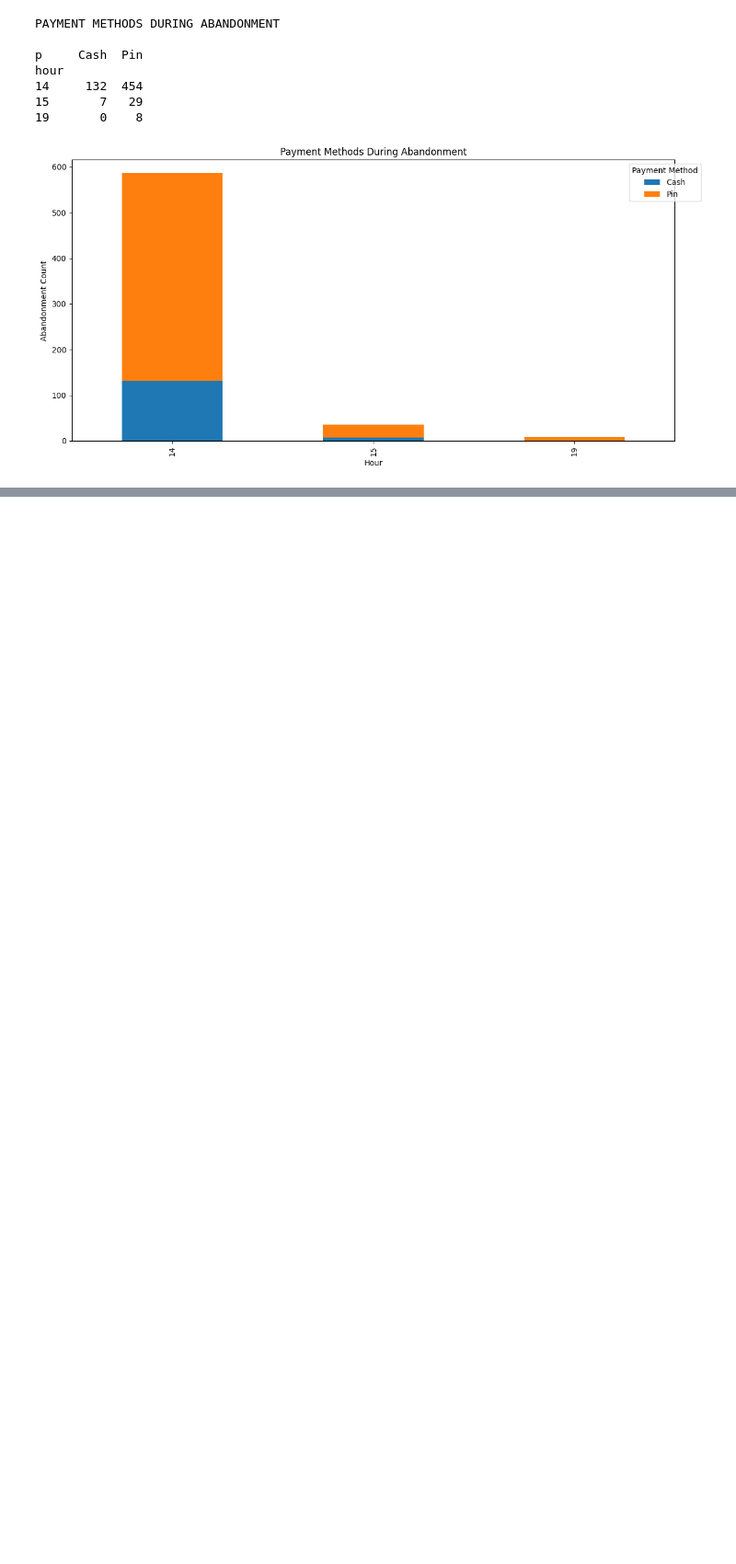
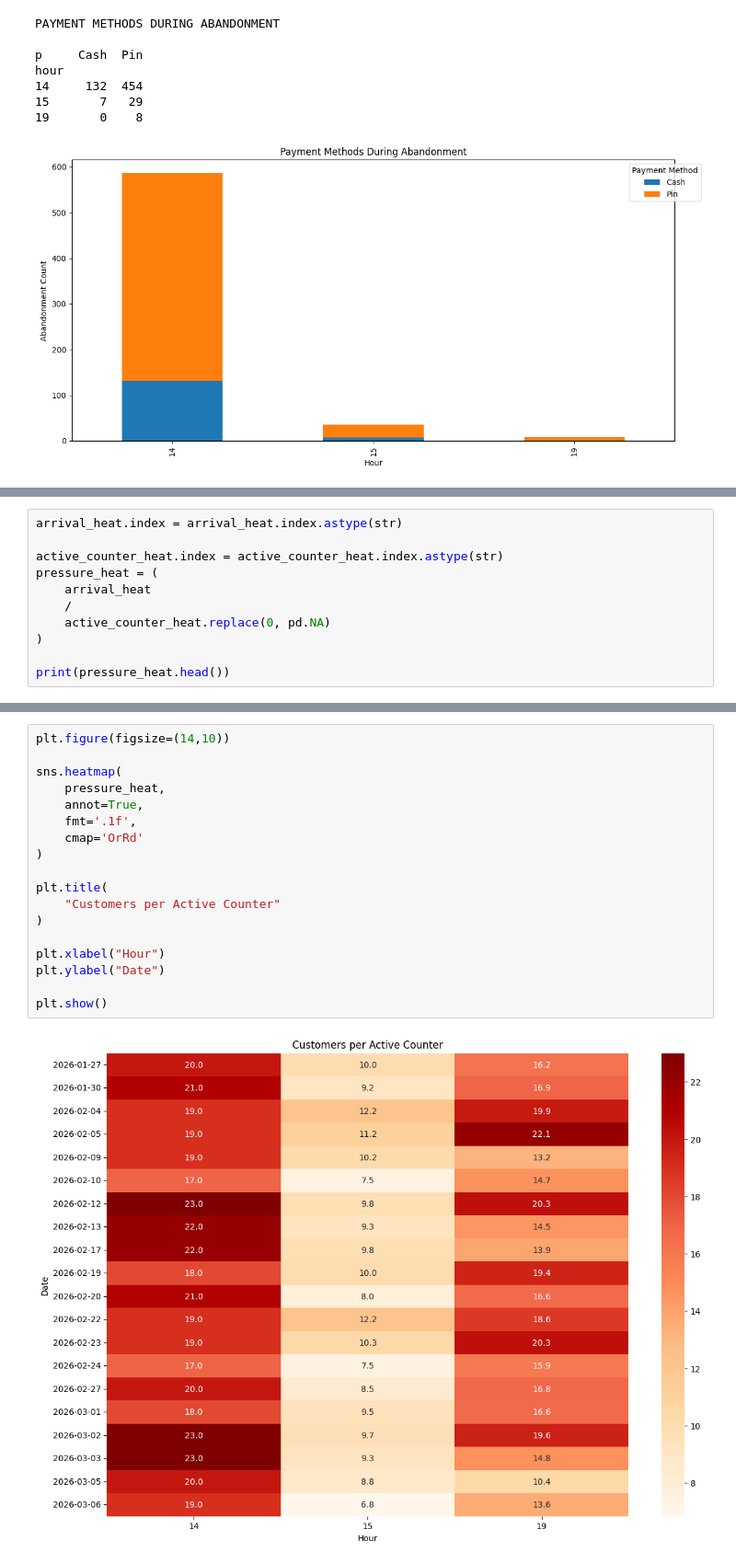
Before and after one commit to gaurisharma360/Process-Intelligence-in-Action, a Jupyter notebook: Gauri/intro_xes_combined- Copy.ipynb, the cells around one changed output, grey strips where cells are left out. Shown at 92% size. Drawn from its saved outputs; the diff is of its cells as text; blank space fills up the shorter version.

```diff
--- a/Gauri/intro_xes_combined- Copy.ipynb
+++ b/Gauri/intro_xes_combined- Copy.ipynb
@@ -2664,0 +3705,11 @@ hour
+# %%
+arrival_heat.index = arrival_heat.index.astype(str)
+
+active_counter_heat.index = active_counter_heat.index.astype(str)
+pressure_heat = (
+    arrival_heat
+    /
+    active_counter_heat.replace(0, pd.NA)
+)
+
+print(pressure_heat.head())
@@ -2664,0 +3724,20 @@ hour
+# %%
+plt.figure(figsize=(14,10))
+
+sns.heatmap(
+    pressure_heat,
+    annot=True,
+    fmt='.1f',
+    cmap='OrRd'
+)
+
+plt.title(
+    "Customers per Active Counter"
+)
+
+plt.xlabel("Hour")
+plt.ylabel("Date")
+
+plt.show()
+# %% [output]
+[figure, added]
```
Also changed, not shown: parts of 36 cells of this notebook.
